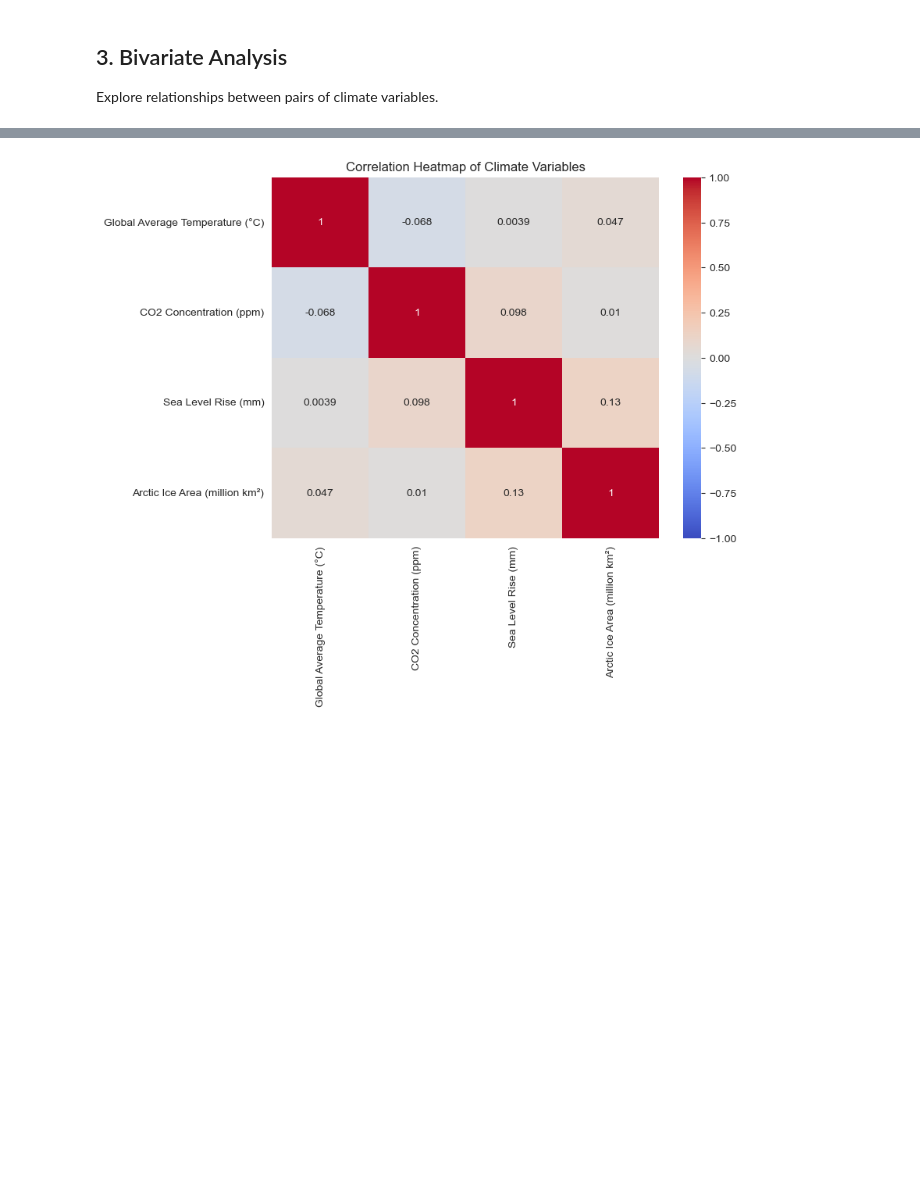
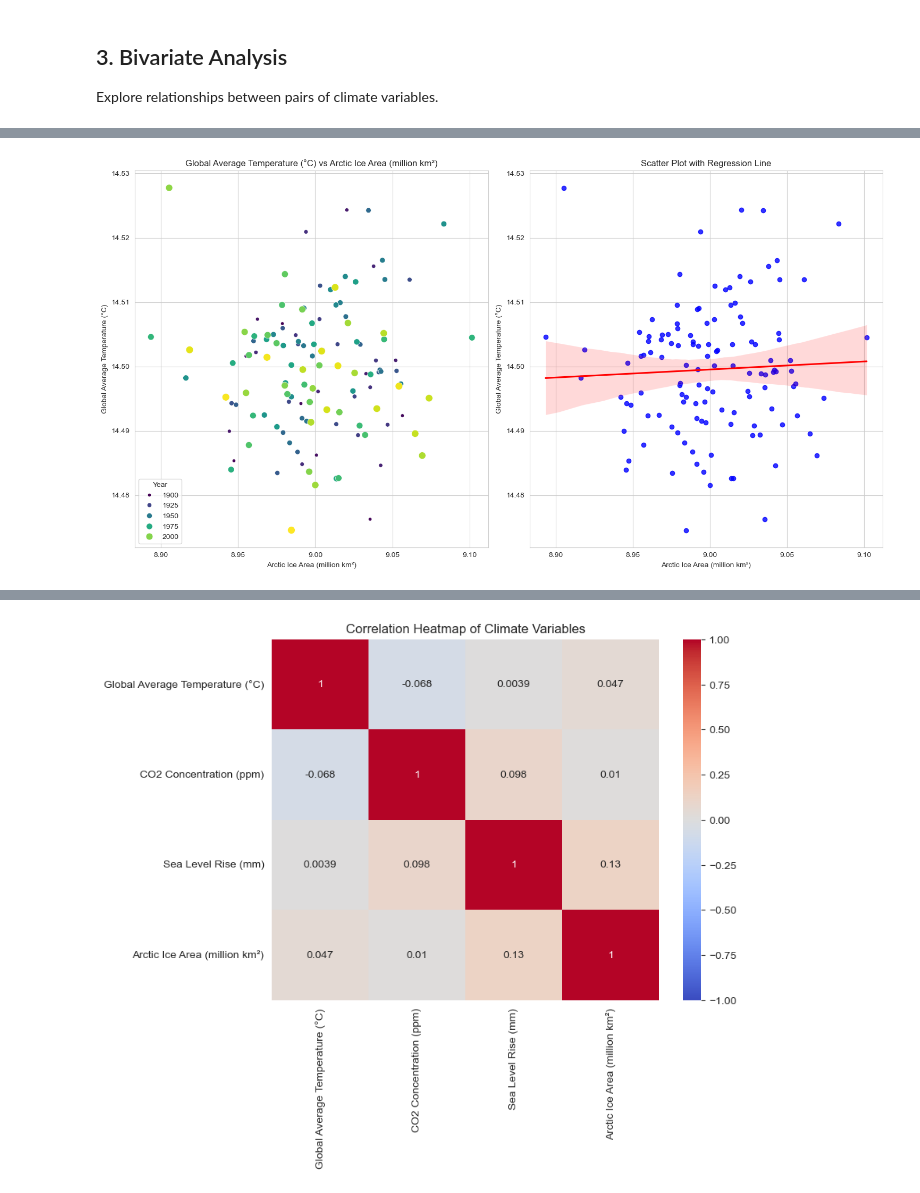
Before and after one commit to Omdena-NIC-Nepal/complete-eda-curious-coders, a Jupyter notebook: climate_eda.ipynb, the cells around one changed output, grey strips where cells are left out. Cells and saved outputs as stored; diff of their text form; code cells hidden in the pictures; blank space fills up the shorter version.

```diff
--- a/climate_eda.ipynb
+++ b/climate_eda.ipynb
@@ -280,0 +274,5 @@ plt.show()
+# %%
+# Scatter plot: Temperature vs Arctic Ice Area
+scatter_regplot(yearly_data, arctic_ice_area, avg_temperature)
+# %% [output]
+[figure, added]
```
Also changed, not shown: parts of 21 cells of this notebook, 2 other files.
